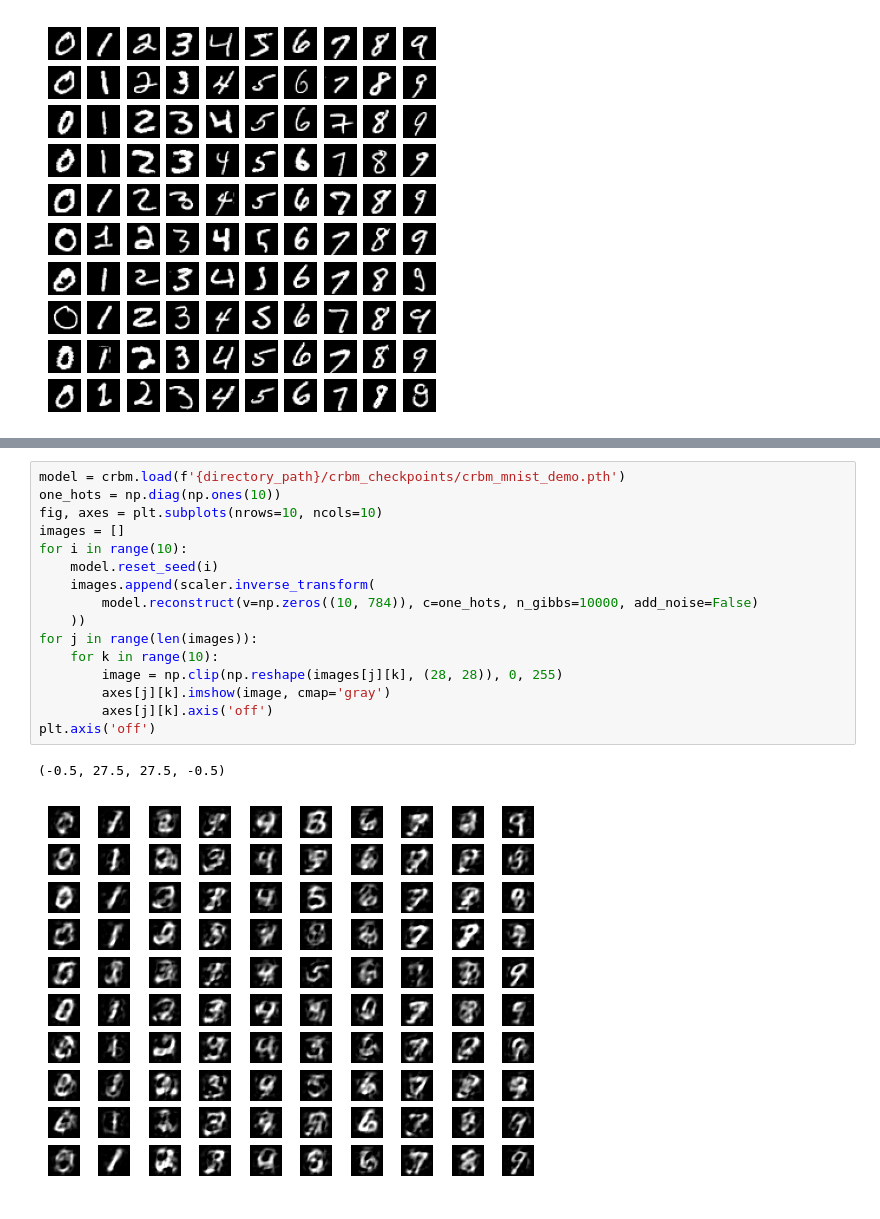
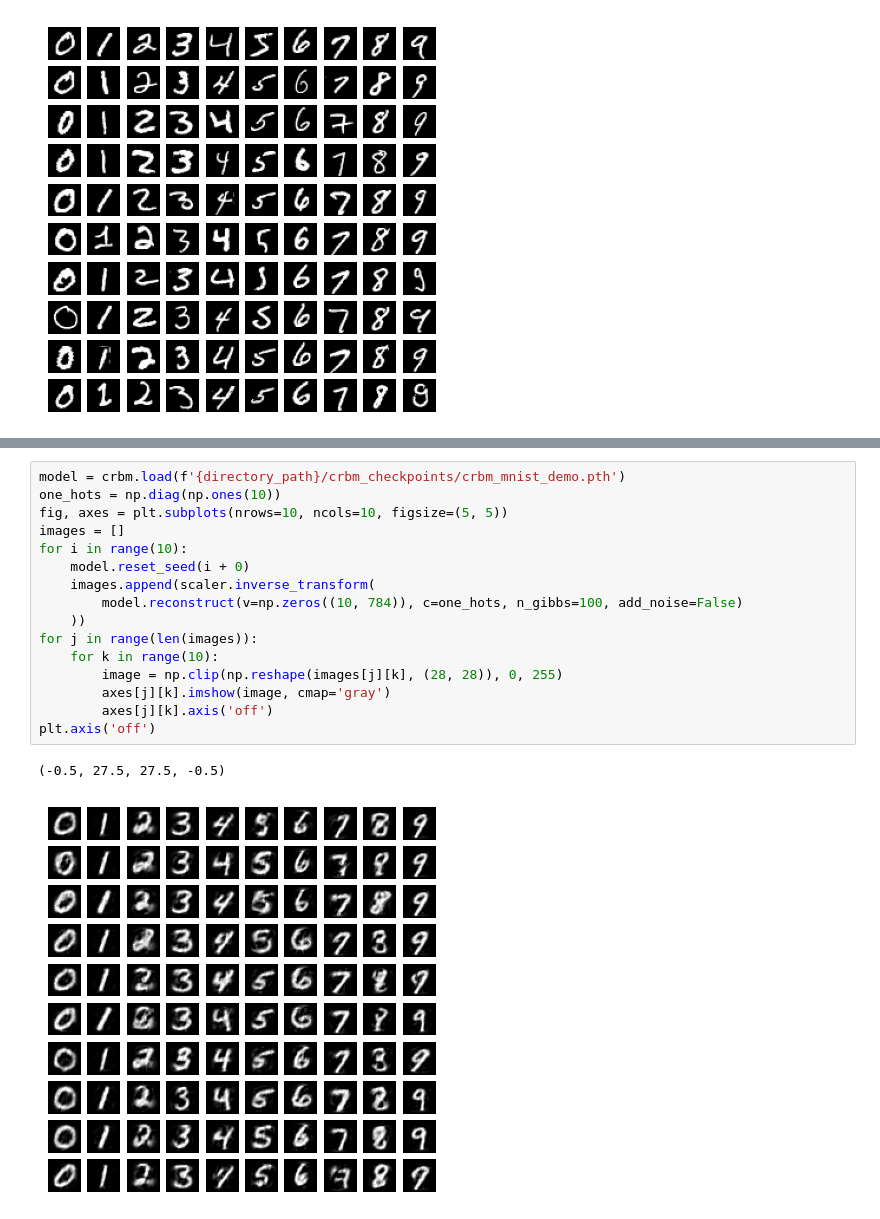
Before and after one commit to ajy25/adversarialRBMs, a Jupyter notebook: demos/crbm_demos/mnist_demo.ipynb, the cells around one changed output, grey strips where cells are left out. Drawn from its saved outputs; the diff is of its cells as text.

```diff
--- a/demos/crbm_demos/mnist_demo.ipynb
+++ b/demos/crbm_demos/mnist_demo.ipynb
@@ -93,19 +90,19 @@ visualize_learning(stats)
 # %%
 model = crbm.load(f'{directory_path}/crbm_checkpoints/crbm_mnist_demo.pth')
 one_hots = np.diag(np.ones(10))
-fig, axes = plt.subplots(nrows=10, ncols=10)
+fig, axes = plt.subplots(nrows=10, ncols=10, figsize=(5, 5))
 images = []
 for i in range(10):
-    model.reset_seed(i)
+    model.reset_seed(i + 0)
     images.append(scaler.inverse_transform(
-        model.reconstruct(v=np.zeros((10, 784)), c=one_hots, n_gibbs=10000, add_noise=False)
+        model.reconstruct(v=np.zeros((10, 784)), c=one_hots, n_gibbs=100, add_noise=False)
     ))
 for j in range(len(images)):
     for k in range(10):
         image = np.clip(np.reshape(images[j][k], (28, 28)), 0, 255)
         axes[j][k].imshow(image, cmap='gray')
         axes[j][k].axis('off')
 plt.axis('off')
 # %% [output]
 (-0.5, 27.5, 27.5, -0.5)
-[figure, old version]
+[figure, new version]
```
Also changed, not shown: parts of 2 cells of this notebook, 3 other files.
